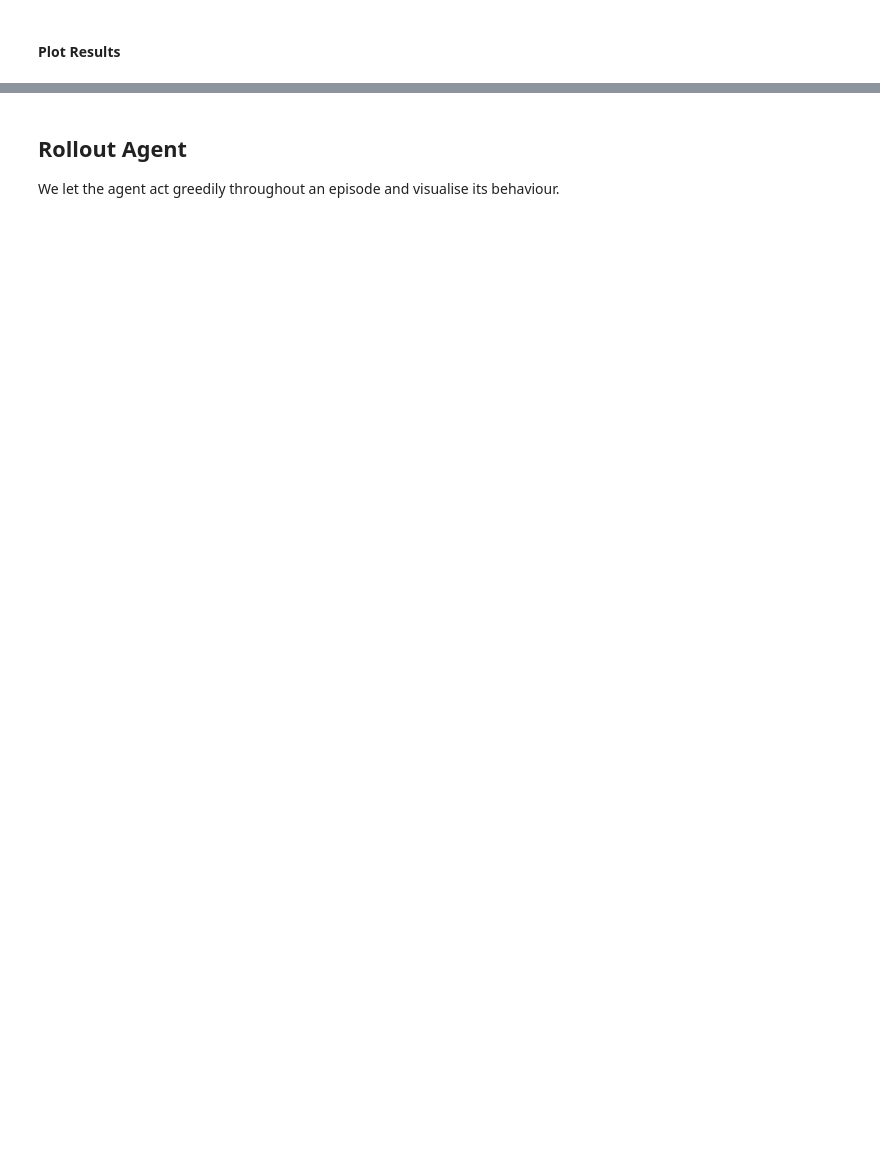
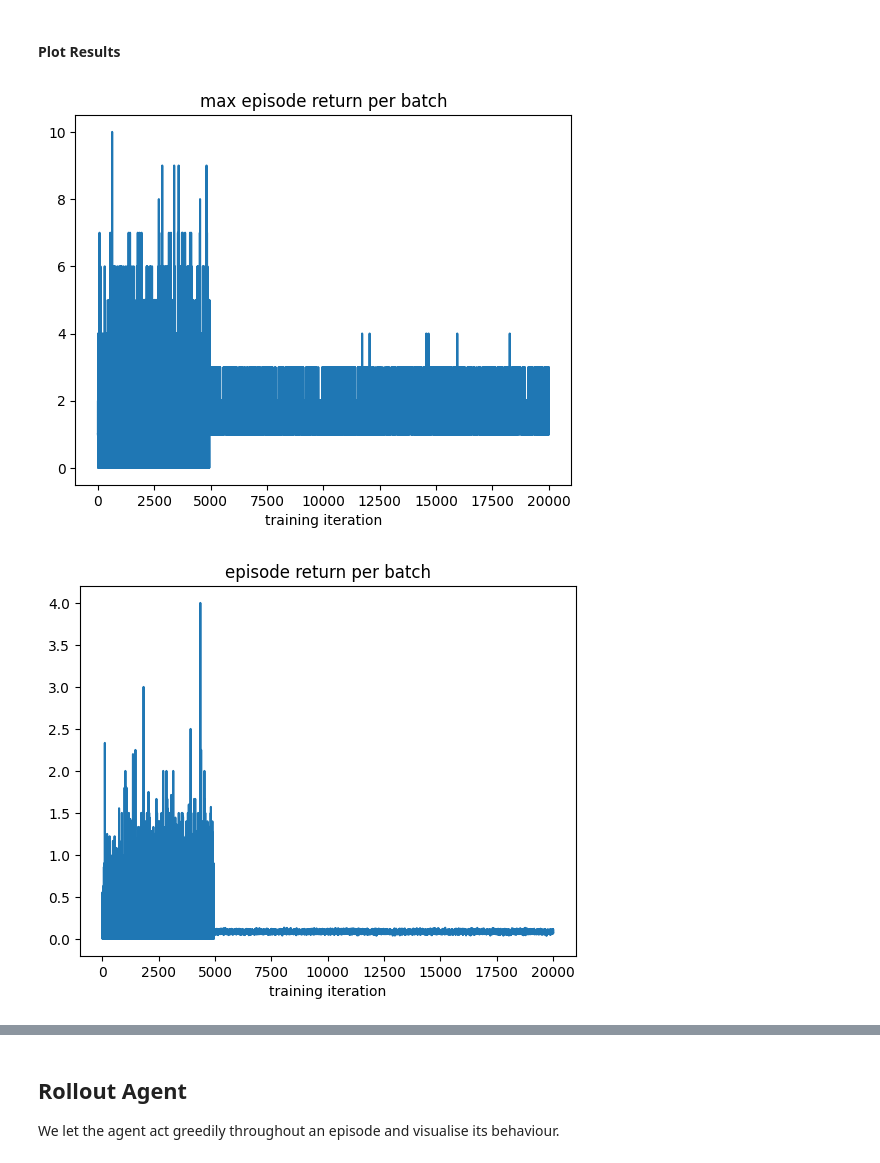
Before and after one commit to instadeepai/jumanji, a Jupyter notebook: examples/snake.ipynb, the cells around one changed output, grey strips where cells are left out. Drawn from its saved outputs; the diff is of its cells as text; code cells hidden in the pictures; blank space fills up the shorter version.

```diff
--- a/examples/snake.ipynb
+++ b/examples/snake.ipynb
@@ -130,7 +134,7 @@ Here, we define the DQN's architecture and get the `q_values` of some `dummy_obs
 # %%
 def build_dqn(
     num_outputs: int,
-    mlp_units: Tuple[int] = (128, 64),
+    mlp_units: Tuple[int] = (64, 64, 32),
     conv_n_channels: int = 32,
     time_limit: int = 5000,
 ):
@@ -139,6 +143,8 @@ def build_dqn(
     def network_fn(observation: Observation) -> chex.Array:
         torso = hk.Sequential(
             [
+                hk.Conv2D(conv_n_channels, (3, 3), 3),
+                jax.nn.relu,
                 hk.Conv2D(conv_n_channels, (2, 2), 2),
                 jax.nn.relu,
                 hk.Conv2D(conv_n_channels, (2, 2), 1),
@@ -345,8 +353,8 @@ def get_learner_fn(
         # compute multi-step temporal difference error
         td_error = rlax.td_lambda(
             v_tm1=qa_tm1,  # predictions
-            r_t=rollout.reward[1:],  # rewards
-            discount_t=agent_discount * rollout.discount[1:],  # discount
+            r_t=rollout.reward[:-1],  # rewards
+            discount_t=agent_discount * rollout.discount[:-1],  # discount
             v_t=jnp.max(rollout.q_values[1:], axis=-1),  # bootstrap values
             lambda_=lambda_,  # mixing hyper-parameter lambda
         )
@@ -360,6 +368,7 @@ def get_learner_fn(
             "reward": jnp.mean(rollout.reward),
             "q_values": jnp.mean(qa_tm1),
             "max_episode_return": jnp.nanmax(info["episode_return"], axis=0),
+            "loss": jnp.array(loss),
         }
 
         return loss, (env_state, env_timestep, episode_metrics, info)
@@ -376,12 +385,11 @@ def get_learner_fn(
 
         # compute grad for single trajectory
         key, loss_key = jax.random.split(key)
-        (
-            loss,
-            (new_env_state, new_env_timestep, episode_metrics, info),
-        ), grads = jax.value_and_grad(loss_fn, has_aux=True)(
-            params, loss_key, env_state, env_timestep, episode_metrics
-        )
+
+        grads, (new_env_state, new_env_timestep, episode_metrics, info) = jax.grad(
+            loss_fn, has_aux=True
+        )(params, loss_key, env_state, env_timestep, episode_metrics)
+
         # reduce mean across cores and batch
         grads = lax.pmean(grads, axis_name="j")
         grads = lax.pmean(grads, axis_name="i")
@@ -391,10 +399,6 @@ def get_learner_fn(
 
         # update parameters
         new_params = optax.apply_updates(params, updates)
-
-        # log loss
-        loss_info = {"loss": jnp.array(loss)}
-        info.update(loss_info)
 
         return (
             new_params,
@@ -611,9 +679,9 @@ info, params = run_experiment(
     env,
     eval_env,
     batch_size=256,
-    rollout_len=12,
+    rollout_len=20,
     step_size=2e-4,
-    iterations=50_000,
+    iterations=20_000,
     discount_factor=0.997,
     epsilon=0.02,
     seed=0,
@@ -623,15 +694,23 @@ info, params = run_experiment(
 # %%
 plt.plot(info["max_episode_return"])
 plt.title("max episode return per batch")
+plt.xlabel("training iteration")
+plt.show()
+
+plt.plot(info["episode_return"])
+plt.title("episode return per batch")
 plt.xlabel("training iteration")
 plt.show()
 
 plt.plot(info["loss"])
 plt.title("loss per batch")
 plt.xlabel("training iteration")
 plt.show()
 
 plt.plot(info["eval_return"])
 plt.title("evaluation return per batch")
 plt.xlabel("outer training iterations")
 plt.show()
+# %% [output]
+[figure, added]
+[figure, added]
```
Also changed, not shown: parts of 10 cells of this notebook.
